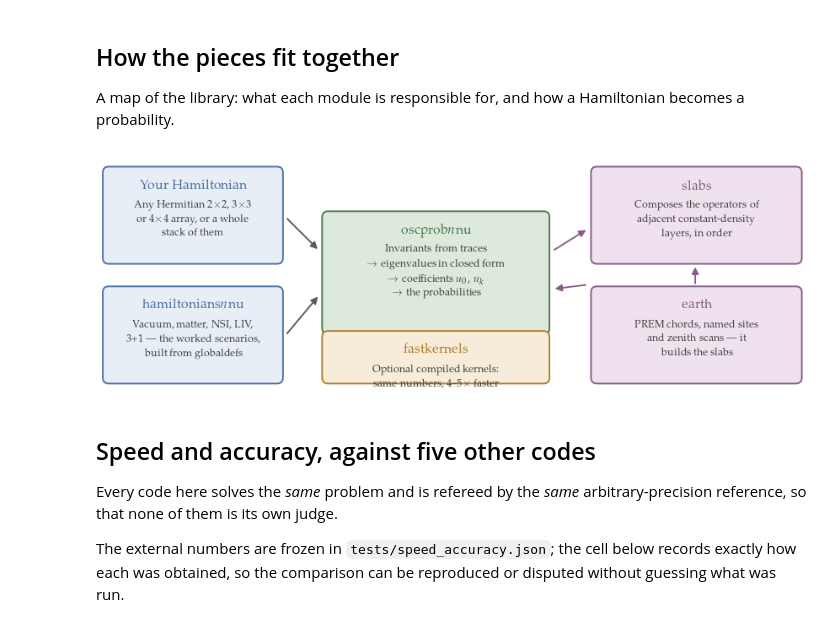
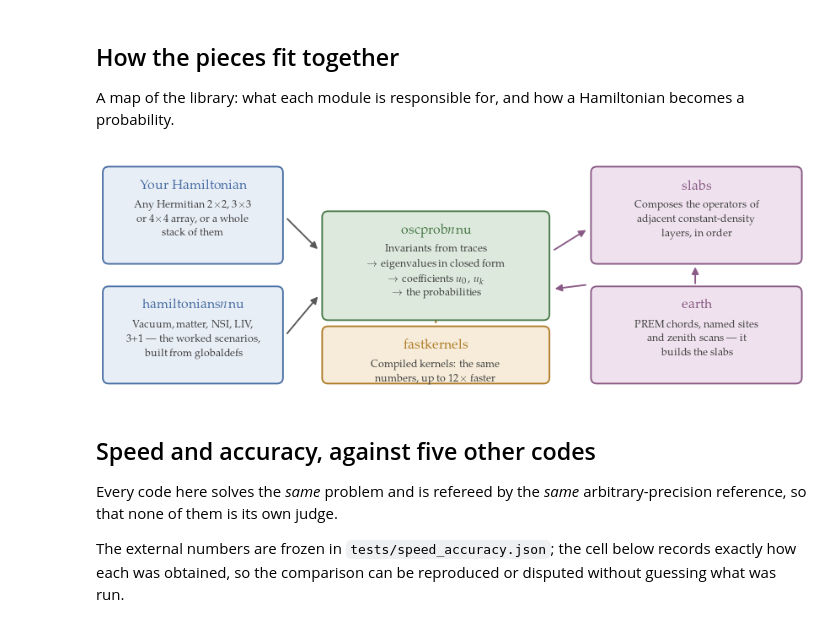
Before and after one commit to mbustama/NuOscProbExact, a Jupyter notebook: notebooks/10_paper_figures.ipynb, the cells around one changed output. Drawn from its saved outputs; the diff is of its cells as text; code cells hidden in the pictures.

```diff
--- a/notebooks/10_paper_figures.ipynb
+++ b/notebooks/10_paper_figures.ipynb
@@ -568,38 +568,42 @@ def arrow(x0, y0, x1, y1, color="0.35", ls="-"):
                  arrowprops=dict(arrowstyle="-|>", mutation_scale=8, lw=0.9,
                                  color=color, linestyle=ls, shrinkA=2,
                                  shrinkB=2))
 
 
 # Left: what goes in.  Middle: the library proper.  Right: layered matter.
 box(0.3, 5.6, 7.4, 3.9, C_IN, E_IN, "Your Hamiltonian",
     "Any Hermitian $2{\\times}2$, $3{\\times}3$\nor $4{\\times}4$ array, or a whole\nstack of them")
 box(0.3, 0.5, 7.4, 3.9, C_IN, E_IN, "hamiltonians$n$nu",
     "Vacuum, matter, NSI, LIV,\n3+1 --- the worked scenarios,\nbuilt from globaldefs")
 
-box(9.6, 2.6, 9.4, 5.0, C_CORE, E_CORE, "oscprob$n$nu",
+# The green box was 5.0 tall for four lines of body, leaving its lower half
+# empty, and its rounded corner met the orange box's: 2.6 against 2.5, minus
+# 0.12 of padding each, overlapped them.  Shortened, and moved up to leave a
+# clear 0.5 between the two.
+box(9.6, 3.2, 9.4, 4.4, C_CORE, E_CORE, "oscprob$n$nu",
     "Invariants from traces\n"
     "$\\rightarrow$ eigenvalues in closed form\n"
     "$\\rightarrow$ coefficients $u_0,\\, u_k$\n"
     "$\\rightarrow$ the probabilities")
-box(9.6, 0.5, 9.4, 2.0, C_ACC, E_ACC, "fastkernels",
-    "Optional compiled kernels:\nsame numbers, $4$--$5{\\times}$ faster")
+box(9.6, 0.5, 9.4, 2.2, C_ACC, E_ACC, "fastkernels",
+    "Compiled kernels: the same\nnumbers, up to $12{\\times}$ faster")
 
 box(21.0, 5.6, 8.7, 3.9, C_COMP, E_COMP, "slabs",
     "Composes the operators of\nadjacent constant-density\nlayers, in order")
 box(21.0, 0.5, 8.7, 3.9, C_COMP, E_COMP, "earth",
     "PREM chords, named sites\nand zenith scans --- it\nbuilds the slabs")
 
 arrow(7.9, 7.5, 9.4, 6.0)
 arrow(7.9, 2.4, 9.4, 4.2)
-arrow(14.3, 2.62, 14.3, 2.52, color=E_ACC, ls="--")
+arrow(14.3, 3.15, 14.3, 2.80, color=E_ACC, ls="--")
 arrow(19.2, 6.0, 20.8, 7.0, color=E_COMP)
 arrow(20.8, 4.6, 19.2, 4.4, color=E_COMP)
 arrow(25.3, 4.5, 25.3, 5.5, color=E_COMP)
 fig.savefig(os.path.join(FIGDIR, "architecture.pdf"),
             bbox_inches="tight", pad_inches=0.02)
 plt.show()
 # %% [output]
-[figure, old version]
+[figure, new version]
 # %% [markdown]
 ## Speed and accuracy, against five other codes
 
```
Also changed, not shown: parts of 2 cells of this notebook, 2 other files.
